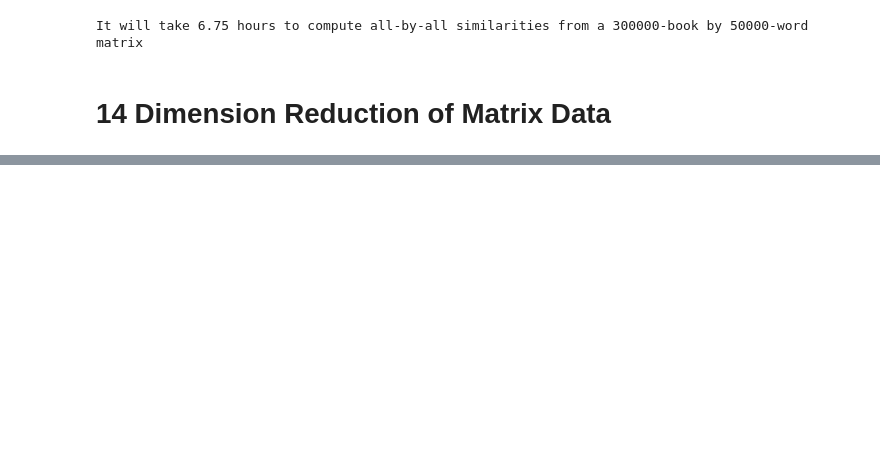
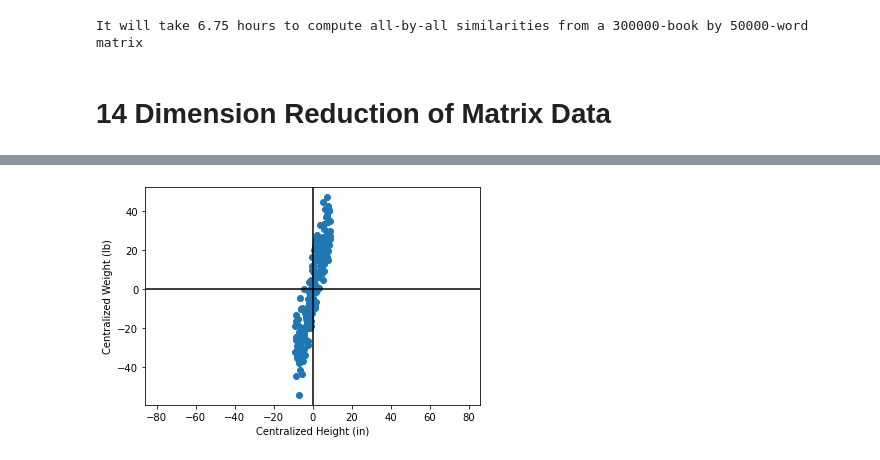
Before and after one commit to flyingdutch20/DataScienceBookcamp, a Jupyter notebook: part_4_online_job_postings.ipynb, the cells around one changed output, grey strips where cells are left out. Drawn from its saved outputs; the diff is of its cells as text; code cells hidden in the pictures; blank space fills up the shorter version.

```diff
--- a/part_4_online_job_postings.ipynb
+++ b/part_4_online_job_postings.ipynb
@@ -619,0 +635,12 @@ It will take 6.75 hours to compute all-by-all similarities from a 300000-book by
+# %%
+centered_data = np.array([heights - heights.mean(),
+                          weights - weights.mean()])
+plt.scatter(centered_data[0], centered_data[1])
+plt.axhline(0, c='black')
+plt.axvline(0, c='black')
+plt.xlabel('Centralized Height (in)')
+plt.ylabel('Centralized Weight (lb)')
+plt.axis('equal')
+plt.show()
+# %% [output]
+[figure, added]
```
Also changed, not shown: parts of 31 cells of this notebook.
